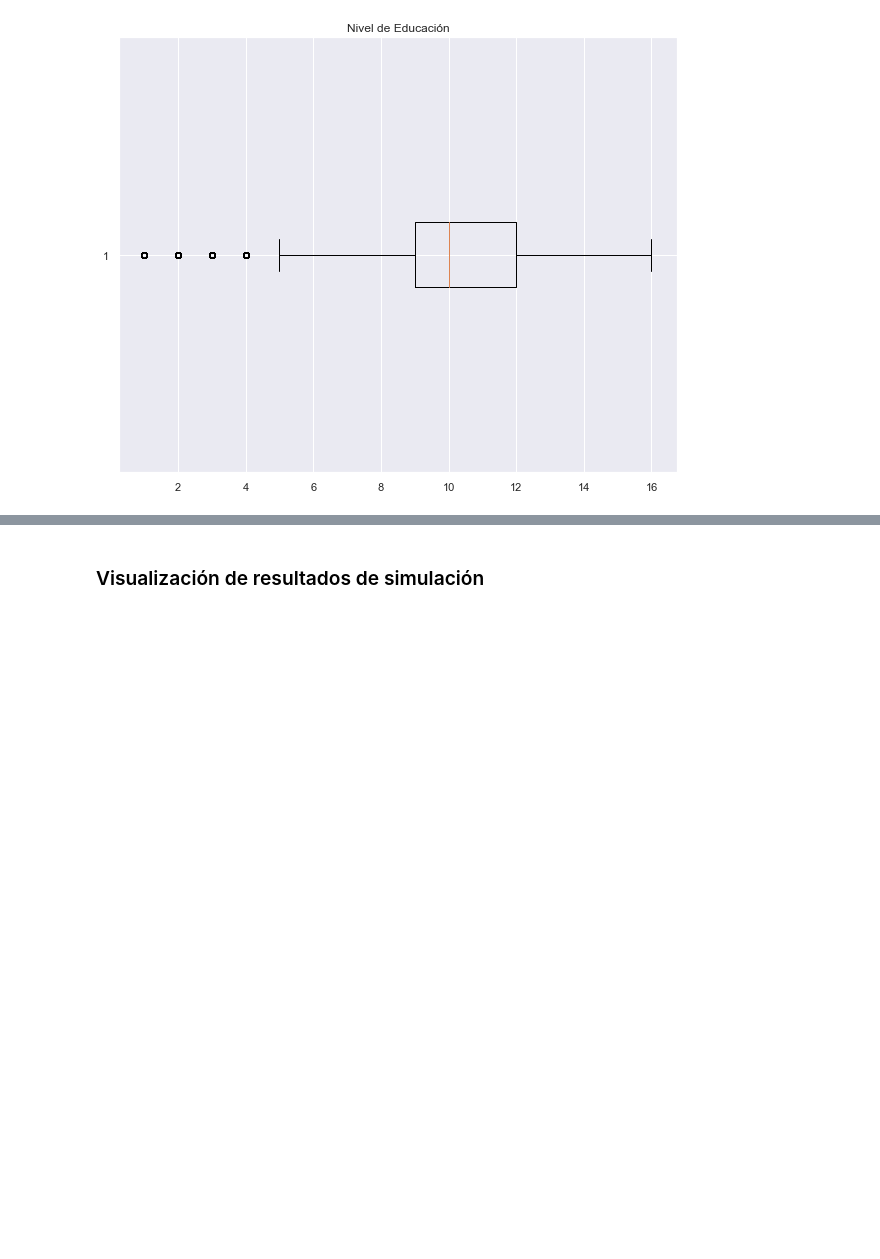
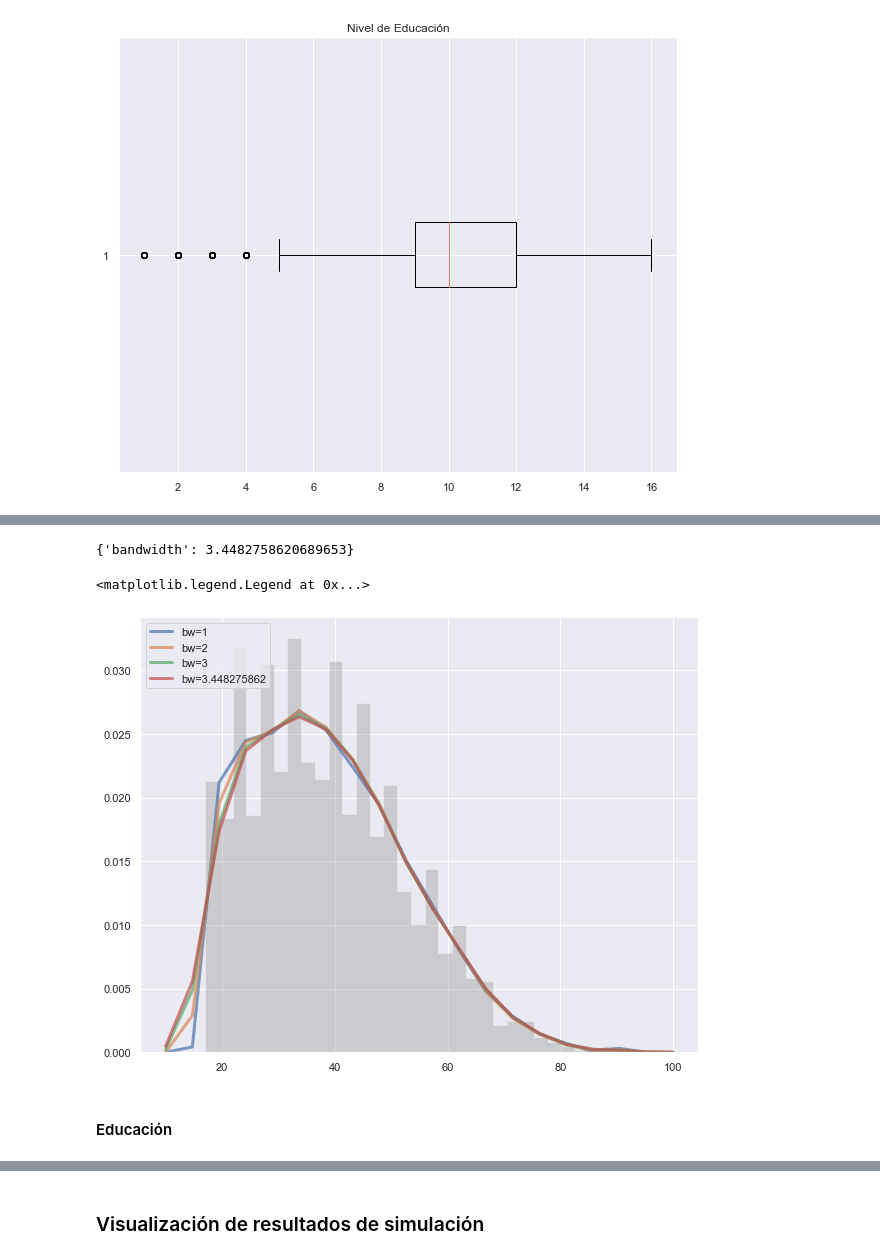
Before and after one commit to Tania-Bell/Proyecto_Modulo1, a Jupyter notebook: Proyecto_BellT_FloresA adult census.ipynb, the cells around one changed output, grey strips where cells are left out. Cells and saved outputs as stored; diff of their text form; code cells hidden in the pictures; blank space fills up the shorter version.

Commit message:
Bandwidth
Bandwidth de las variables

```diff
--- a/Proyecto_BellT_FloresA adult census.ipynb
+++ b/Proyecto_BellT_FloresA adult census.ipynb
@@ -148,0 +152,8 @@ plt.show()
+# %%
+def kde_sklearn(x, x_grid, bandwidth=0.2, **kwargs):
+    """Kernel Density Estimation with Scikit-learn"""
+    kde_skl = KernelDensity(bandwidth=bandwidth, **kwargs)
+    kde_skl.fit(x[:, np.newaxis])
+    # score_samples() returns the log-likelihood of the samples
+    log_pdf = kde_skl.score_samples(x_grid[:, np.newaxis])
+    return np.exp(log_pdf)
@@ -148,0 +180,17 @@ plt.show()
+# %%
+print(grid.best_params_)
+# %% [output]
+{'bandwidth': 3.4482758620689653}
+# %%
+fig, ax = plt.subplots()
+for bandwidth in [1, 2, 3, 3.448275862]:
+    ax.plot(np.linspace(10,100,20), kde_sklearn(edad, np.linspace(10,100,20), bandwidth=bandwidth),
+            label='bw={0}'.format(bandwidth), linewidth=3, alpha=0.7)
+ax.hist(edad, 30, fc='gray', histtype='stepfilled', alpha=0.3, density=True)
+#ax.set_xlim(0,100)
+ax.legend(loc='upper left')
+# %% [output]
+<matplotlib.legend.Legend at 0x...>
+[figure, added]
+# %% [markdown]
+#### Educación
```
Also changed, not shown: parts of 26 cells of this notebook.
